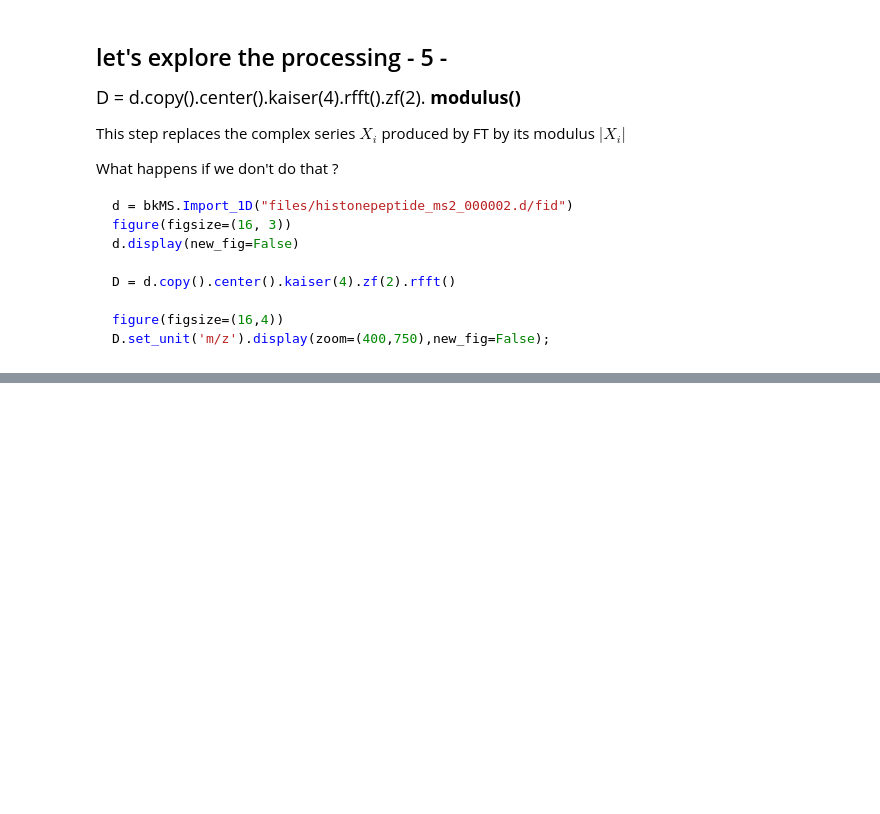
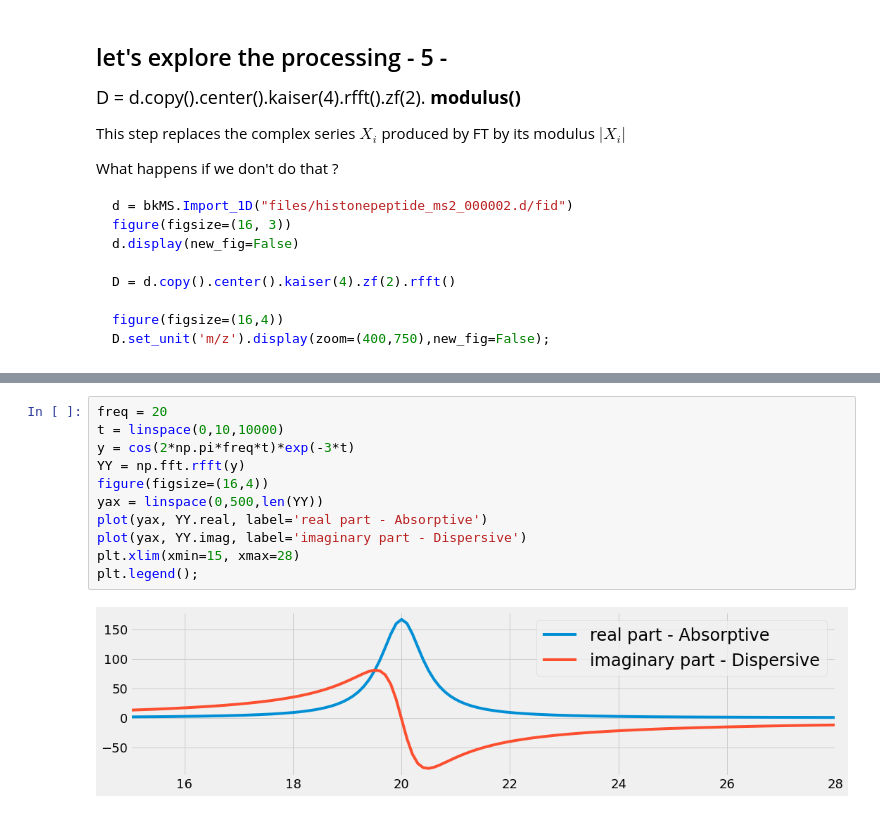
Before and after one commit to delsuc/2nd-AUS-FTICR, a Jupyter notebook: 2_FTICR.ipynb, the cells around one changed output, grey strips where cells are left out. Drawn from its saved outputs; the diff is of its cells as text; blank space fills up the shorter version.

```diff
--- a/2_FTICR.ipynb
+++ b/2_FTICR.ipynb
@@ -332,0 +361,13 @@ Using 3 parameters calibration,  Warning calibB is -ML2
+# %%
+freq = 20
+t = linspace(0,10,10000)
+y = cos(2*np.pi*freq*t)*exp(-3*t)
+YY = np.fft.rfft(y)
+figure(figsize=(16,4))
+yax = linspace(0,500,len(YY))
+plot(yax, YY.real, label='real part - Absorptive')
+plot(yax, YY.imag, label='imaginary part - Dispersive')
+plt.xlim(xmin=15, xmax=28)
+plt.legend();
+# %% [output]
+[figure, added]
```
Also changed, not shown: parts of 19 cells of this notebook, 1 other file.
